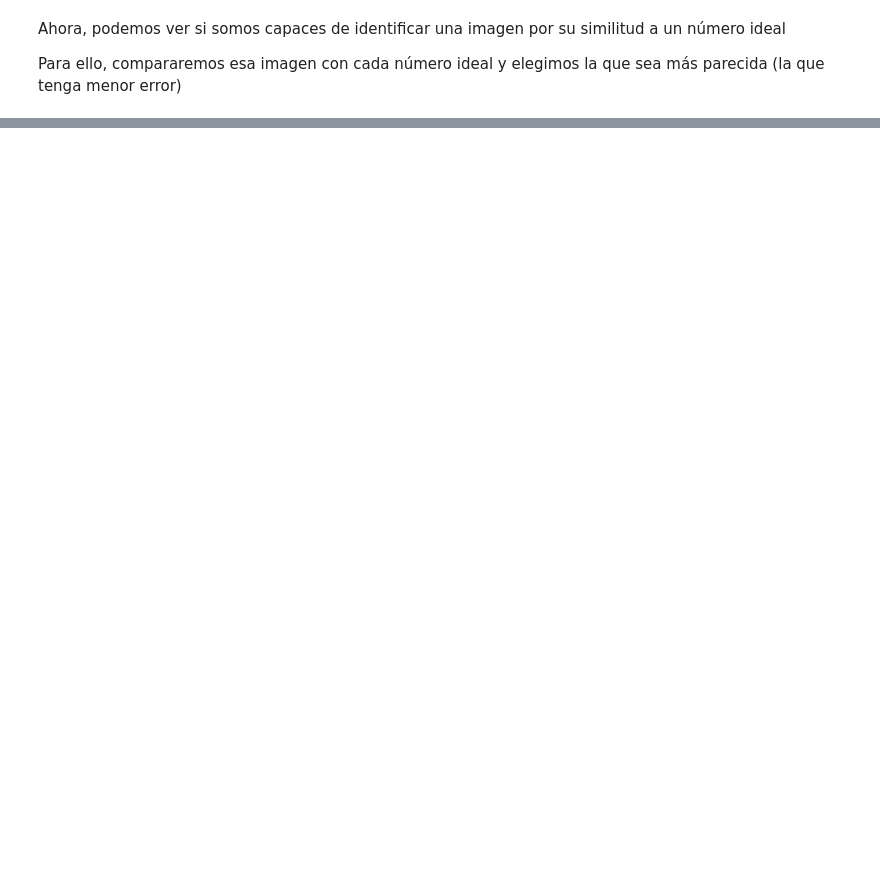
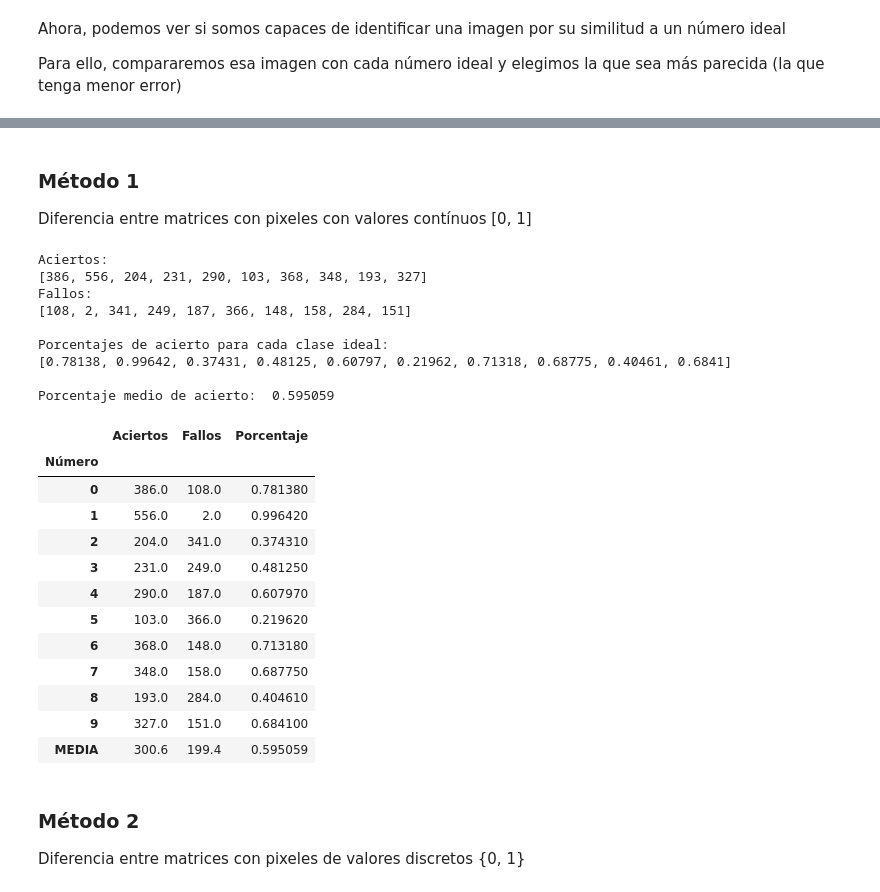
Before and after one commit to i2c-uc3m/IA-Workshop, a Jupyter notebook: Digit Recognizer/digit-recognizer.ipynb, the cells around one changed output, grey strips where cells are left out. Drawn from its saved outputs; the diff is of its cells as text; code cells hidden in the pictures; blank space fills up the shorter version.

```diff
--- a/Digit Recognizer/digit-recognizer.ipynb
+++ b/Digit Recognizer/digit-recognizer.ipynb
@@ -319,0 +221,3 @@ Probabilidades: [0.203, -0.099, 0.201, 0.141, 0.054, 0.156, 0.096, 0.06, 0.134,
+# %% [markdown]
+### Método 1
+Diferencia entre matrices con pixeles con valores contínuos [0, 1]
@@ -319,0 +306,58 @@ Probabilidades: [0.203, -0.099, 0.201, 0.141, 0.054, 0.156, 0.096, 0.06, 0.134,
+# %%
+def calcular_resultados(aciertos, fallos):
+    print("Aciertos:")
+    print(aciertos)
+    print("Fallos:")
+    print(fallos)
+
+    print("\nPorcentajes de acierto para cada clase ideal:")
+    porcentajes = []
+    for i in range(10):
+        porcentaje = aciertos[i] / (aciertos[i] + fallos[i])
+        porcentajes.append(round(porcentaje, 5))
+    print(porcentajes)
+
+    media = np.mean(porcentajes)
+    print("\nPorcentaje medio de acierto: ", media)
+
+    # --- Lo visualizamos todo como un DataFrame ---
+    resultados = {
+        "Aciertos": aciertos + [np.mean(aciertos)],
+        "Fallos": fallos + [np.mean(fallos)],
+        "Porcentaje": porcentajes + [media],
+        "Número": [0, 1, 2, 3, 4, 5, 6, 7, 8, 9, "MEDIA"],
+    }
+    df_resultados = pd.DataFrame(resultados)
+    # El índice para cada elemento pasa de ser 0, 1, 2... a ser los elementos de 'Número" (que en este caso son iguales)
+    df_resultados.set_index("Número", inplace=True)
+
+    return df_resultados
+
+df_resultados1 = calcular_resultados(aciertos, fallos)
+df_resultados1
+# %% [output]
+Aciertos:
+[386, 556, 204, 231, 290, 103, 368, 348, 193, 327]
+Fallos:
+[108, 2, 341, 249, 187, 366, 148, 158, 284, 151]
+
+Porcentajes de acierto para cada clase ideal:
+[0.78138, 0.99642, 0.37431, 0.48125, 0.60797, 0.21962, 0.71318, 0.68775, 0.40461, 0.6841]
+
+Porcentaje medio de acierto:  0.595059
+|  | Aciertos | Fallos | Porcentaje |
+| Número |  |  |  |
+| 0 | 386.0 | 108.0 | 0.781380 |
+| 1 | 556.0 | 2.0 | 0.996420 |
+| 2 | 204.0 | 341.0 | 0.374310 |
+| 3 | 231.0 | 249.0 | 0.481250 |
+| 4 | 290.0 | 187.0 | 0.607970 |
+| 5 | 103.0 | 366.0 | 0.219620 |
+| 6 | 368.0 | 148.0 | 0.713180 |
+| 7 | 348.0 | 158.0 | 0.687750 |
+| 8 | 193.0 | 284.0 | 0.404610 |
+| 9 | 327.0 | 151.0 | 0.684100 |
+| MEDIA | 300.6 | 199.4 | 0.595059 |
+# %% [markdown]
+### Método 2
+Diferencia entre matrices con pixeles de valores discretos {0, 1}
```
Also changed, not shown: parts of 24 cells of this notebook, 1 other file.
